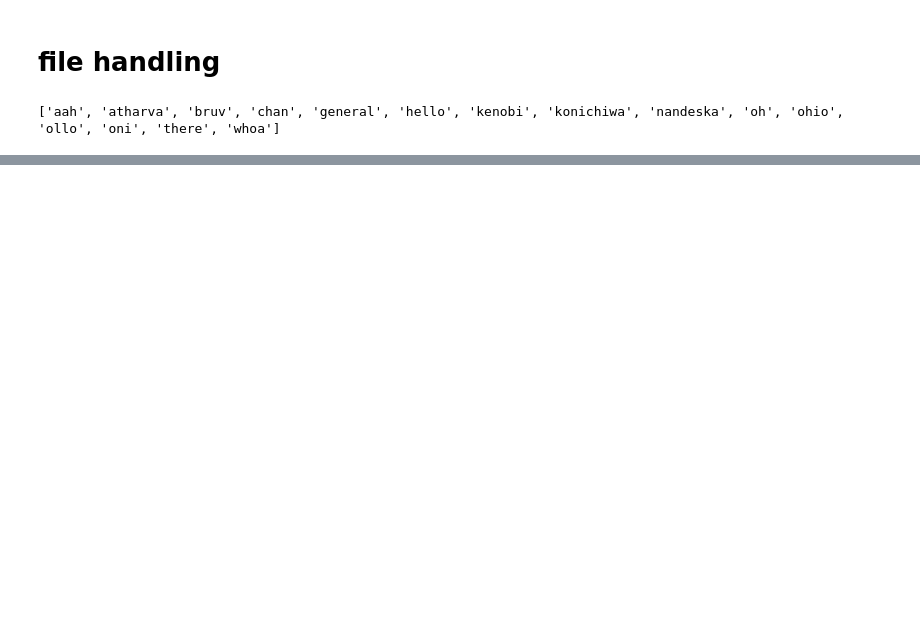
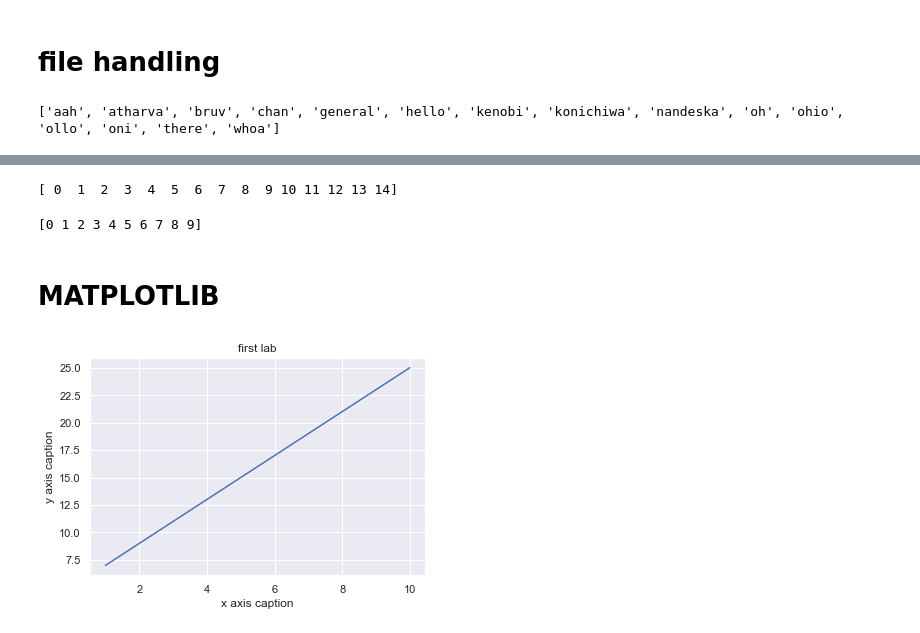
Before and after one commit to toothsy/backup, a Jupyter notebook: 18CSL76/sampleProgs.ipynb, the cells around one changed output, grey strips where cells are left out. Saved outputs shown, nothing was run; the diff lists cells and outputs as text; code cells hidden in the pictures; blank space fills up the shorter version.

```diff
--- a/18CSL76/sampleProgs.ipynb
+++ b/18CSL76/sampleProgs.ipynb
@@ -84,0 +115,23 @@ print(sorted(listOfWords))
+# %%
+print(np.arange(15))
+# %% [output]
+[ 0  1  2  3  4  5  6  7  8  9 10 11 12 13 14]
+# %%
+a = np.arange(10)
+s = slice(2,7,2)
+print(a)
+# %% [output]
+[0 1 2 3 4 5 6 7 8 9]
+# %% [markdown]
+# MATPLOTLIB
+# %%
+from matplotlib import pyplot as plt
+x = np.arange(1,11)
+y = 2 * x + 5
+plt.title("first lab")
+plt.xlabel("x axis caption")
+plt.ylabel("y axis caption")
+plt.plot(x,y)
+plt.show()
+# %% [output]
+[figure, added]
```
Also changed, not shown: parts of 19 cells of this notebook, 4 other files.
